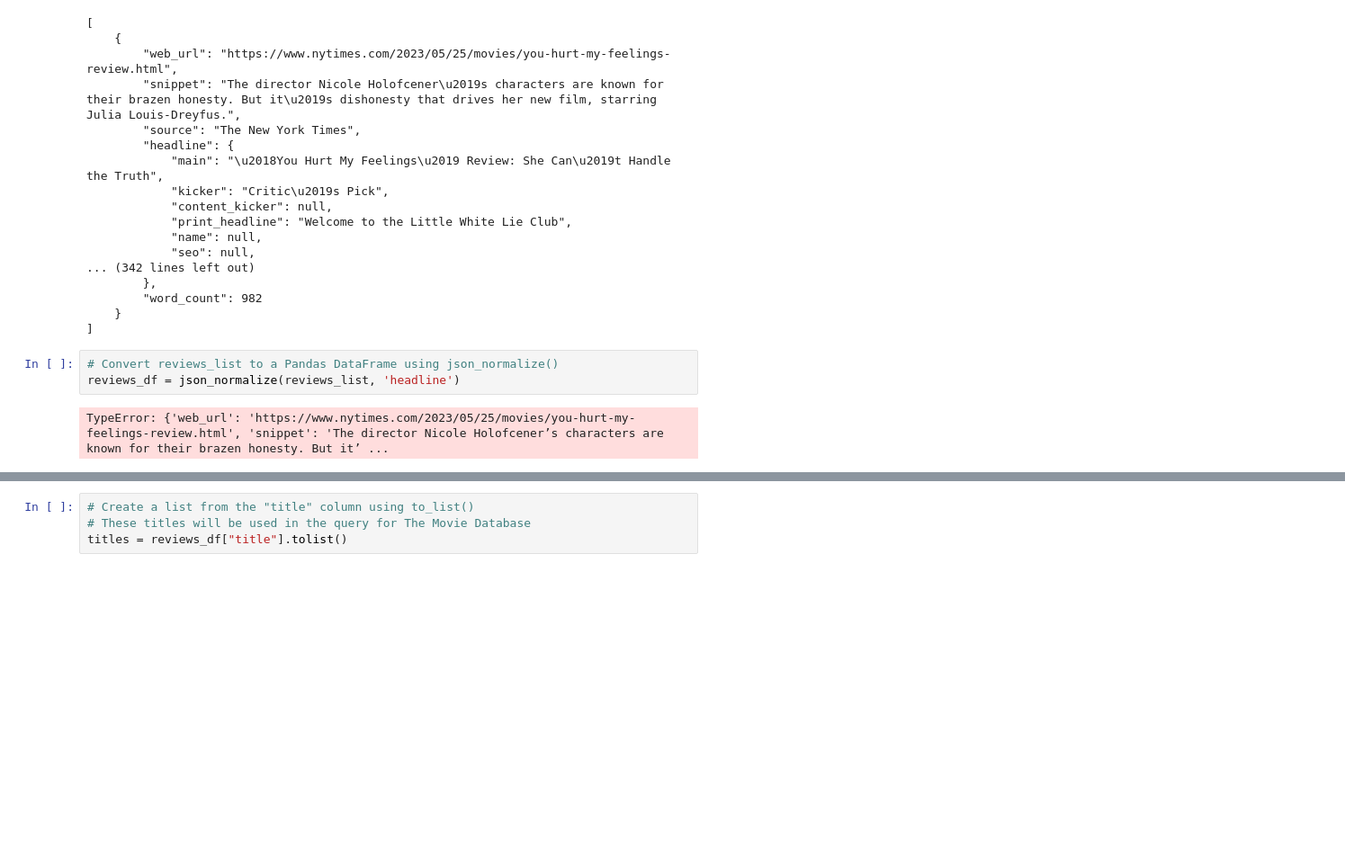
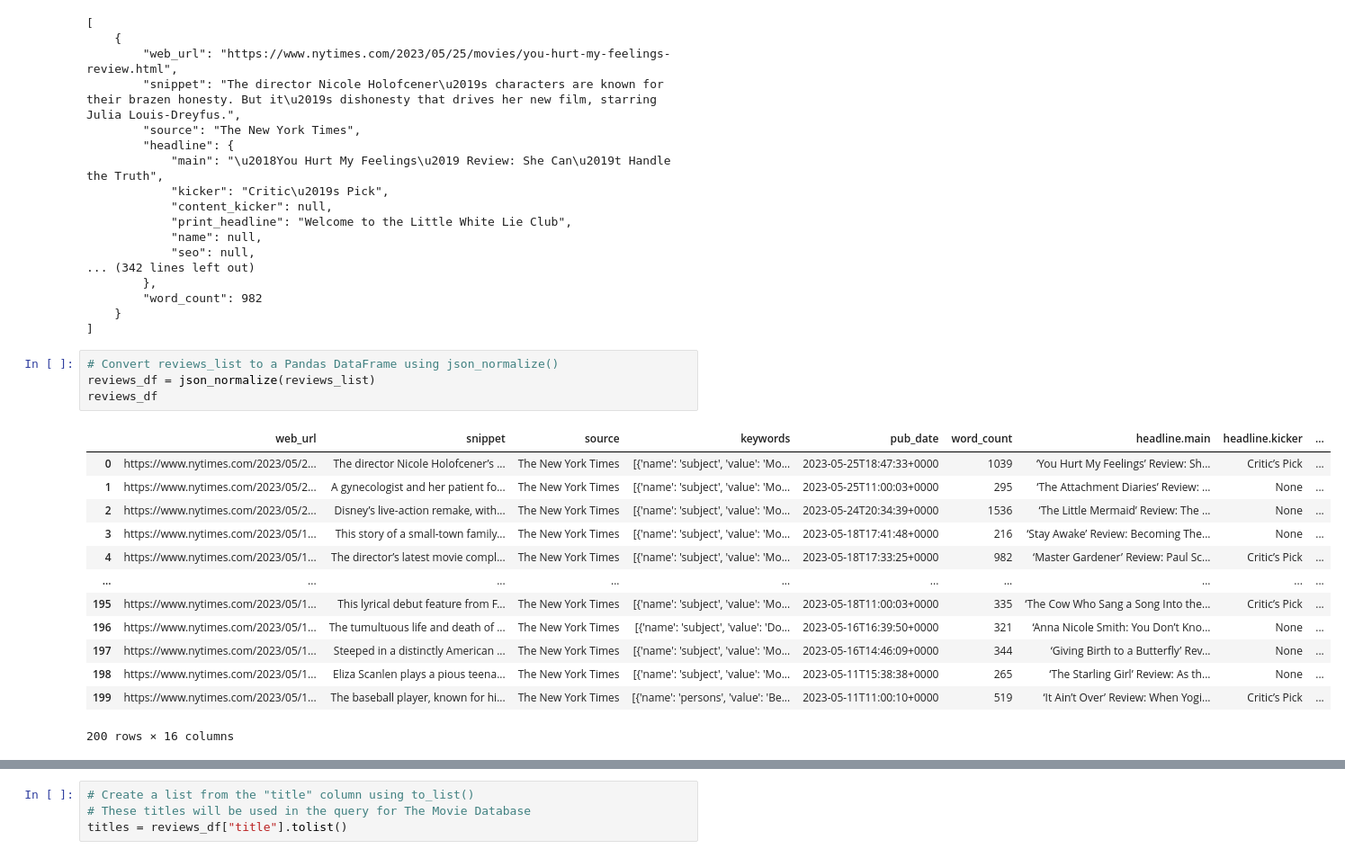
Before and after one commit to jdanielle12/data-sourcing-challenge, a Jupyter notebook: retrieve_movie_data.ipynb, the cells around one changed output, grey strips where cells are left out. Shown: that part at 90% size. Saved outputs shown, nothing was run; the diff lists cells and outputs as text; blank space fills up the shorter version.

```diff
--- a/retrieve_movie_data.ipynb
+++ b/retrieve_movie_data.ipynb
@@ -123,9 +126,22 @@ print(json.dumps(reviews_list[:5], indent=4))
 ]
 # %%
 # Convert reviews_list to a Pandas DataFrame using json_normalize()
-reviews_df = json_normalize(reviews_list, 'headline')
+reviews_df = json_normalize(reviews_list)
+reviews_df
 # %% [output]
+|  | web_url | snippet | source | keywords | pub_date | word_count | headline.main | headline.kicker | ... |
+| 0 | https://www.nytimes.com/2023/05/2... | The director Nicole Holofcener’s ... | The New York Times | [{'name': 'subject', 'value': 'Mo... | 2023-05-25T18:47:33+0000 | 1039 | ‘You Hurt My Feelings’ Review: Sh... | Critic’s Pick | ... |
+| 1 | https://www.nytimes.com/2023/05/2... | A gynecologist and her patient fo... | The New York Times | [{'name': 'subject', 'value': 'Mo... | 2023-05-25T11:00:03+0000 | 295 | ‘The Attachment Diaries’ Review: ... | None | ... |
+| 2 | https://www.nytimes.com/2023/05/2... | Disney’s live-action remake, with... | The New York Times | [{'name': 'subject', 'value': 'Mo... | 2023-05-24T20:34:39+0000 | 1536 | ‘The Little Mermaid’ Review: The ... | None | ... |
+| 3 | https://www.nytimes.com/2023/05/1... | This story of a small-town family... | The New York Times | [{'name': 'subject', 'value': 'Mo... | 2023-05-18T17:41:48+0000 | 216 | ‘Stay Awake’ Review: Becoming The... | None | ... |
+| 4 | https://www.nytimes.com/2023/05/1... | The director’s latest movie compl... | The New York Times | [{'name': 'subject', 'value': 'Mo... | 2023-05-18T17:33:25+0000 | 982 | ‘Master Gardener’ Review: Paul Sc... | Critic’s Pick | ... |
+| ... | ... | ... | ... | ... | ... | ... | ... | ... | ... |
+| 195 | https://www.nytimes.com/2023/05/1... | This lyrical debut feature from F... | The New York Times | [{'name': 'subject', 'value': 'Mo... | 2023-05-18T11:00:03+0000 | 335 | ‘The Cow Who Sang a Song Into the... | Critic’s Pick | ... |
+| 196 | https://www.nytimes.com/2023/05/1... | The tumultuous life and death of ... | The New York Times | [{'name': 'subject', 'value': 'Do... | 2023-05-16T16:39:50+0000 | 321 | ‘Anna Nicole Smith: You Don’t Kno... | None | ... |
+| 197 | https://www.nytimes.com/2023/05/1... | Steeped in a distinctly American ... | The New York Times | [{'name': 'subject', 'value': 'Mo... | 2023-05-16T14:46:09+0000 | 344 | ‘Giving Birth to a Butterfly’ Rev... | None | ... |
+| 198 | https://www.nytimes.com/2023/05/1... | Eliza Scanlen plays a pious teena... | The New York Times | [{'name': 'subject', 'value': 'Mo... | 2023-05-11T15:38:38+0000 | 265 | ‘The Starling Girl’ Review: As th... | None | ... |
+| 199 | https://www.nytimes.com/2023/05/1... | The baseball player, known for hi... | The New York Times | [{'name': 'persons', 'value': 'Be... | 2023-05-11T11:00:10+0000 | 519 | ‘It Ain’t Over’ Review: When Yogi... | Critic’s Pick | ... |
-TypeError: {'web_url': 'https://www.nytimes.com/2023/05/25/movies/you-hurt-my-feelings-review.html', 'snippet': 'The director Nicole Holofcener’s characters are known for their brazen honesty. But it’ ...
+200 rows × 16 columns
 # %%
 # Extract the title from the "headline.main" column and
 # save it to a new column "title"
```
Also changed, not shown: parts of 3 cells of this notebook.
